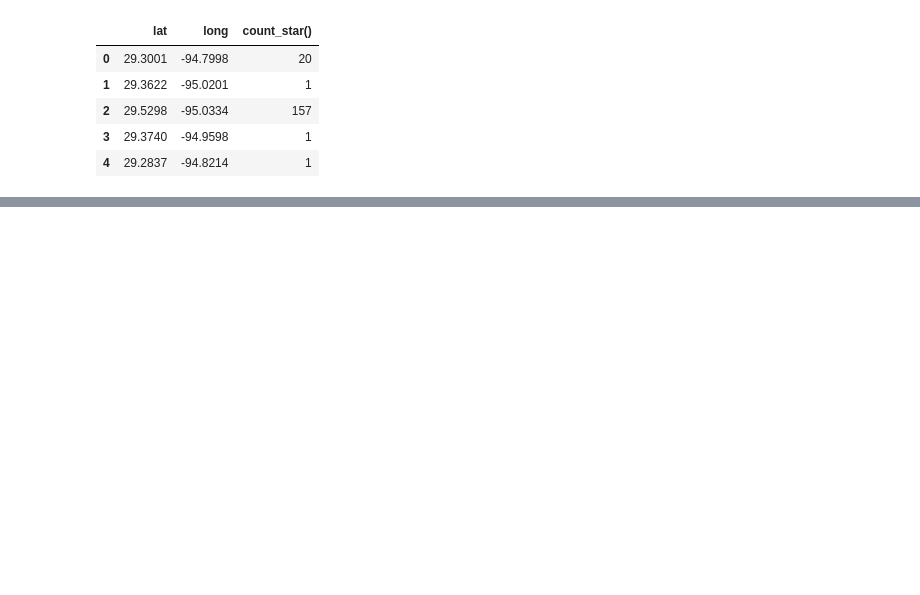
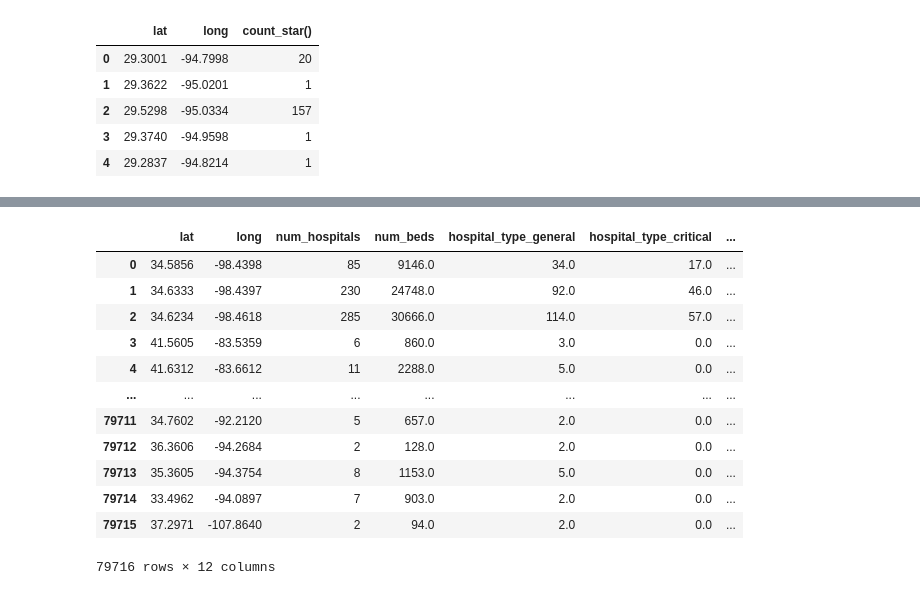
Before and after one commit to adriamd/ADSDB_project1, a Jupyter notebook: notebooks/exploitation.ipynb, the cells around one changed output, grey strips where cells are left out. Drawn from its saved outputs; the diff is of its cells as text; code cells hidden in the pictures; blank space fills up the shorter version.

```diff
--- a/notebooks/exploitation.ipynb
+++ b/notebooks/exploitation.ipynb
@@ -58,11 +54,11 @@ con.execute("""SELECT lat, long, COUNT(*) FROM pos_house GROUP BY lat, long""").
 | 3 | 29.3740 | -94.9598 | 1 |
 | 4 | 29.2837 | -94.8214 | 1 |
 # %%
-#%%time
+%%time
 con.execute(f"""
 create or replace table pos_house_hospital as (
-with H as (SELECT * FROM pos_house limit 1000),
-S as (SELECT X, Y, objectid, type, beds, owner from hospitals)
+with H as (SELECT * FROM pos_house),
+S as (SELECT * from hospitals)
 SELECT
     lat, long,
     count(S.objectid) as num_hospitals,
@@ -82,5 +78,6 @@ FROM H left join S on (
 )
 GROUP BY lat, long
 )
-""").fetchall()
+""")
+con.execute("SELECT * FROM pos_house_hospital;").fetchdf()
 # %% [output]
@@ -87,0 +86,13 @@ GROUP BY lat, long
+|  | lat | long | num_hospitals | num_beds | hospital_type_general | hospital_type_critical | ... |
+| 0 | 34.5856 | -98.4398 | 85 | 9146.0 | 34.0 | 17.0 | ... |
+| 1 | 34.6333 | -98.4397 | 230 | 24748.0 | 92.0 | 46.0 | ... |
+| 2 | 34.6234 | -98.4618 | 285 | 30666.0 | 114.0 | 57.0 | ... |
+| 3 | 41.5605 | -83.5359 | 6 | 860.0 | 3.0 | 0.0 | ... |
+| 4 | 41.6312 | -83.6612 | 11 | 2288.0 | 5.0 | 0.0 | ... |
+| ... | ... | ... | ... | ... | ... | ... | ... |
+| 79711 | 34.7602 | -92.2120 | 5 | 657.0 | 2.0 | 0.0 | ... |
+| 79712 | 36.3606 | -94.2684 | 2 | 128.0 | 2.0 | 0.0 | ... |
+| 79713 | 35.3605 | -94.3754 | 8 | 1153.0 | 5.0 | 0.0 | ... |
+| 79714 | 33.4962 | -94.0897 | 7 | 903.0 | 2.0 | 0.0 | ... |
+| 79715 | 37.2971 | -107.8640 | 2 | 94.0 | 2.0 | 0.0 | ... |
+79716 rows × 12 columns
```
Also changed, not shown: parts of 15 cells of this notebook.
